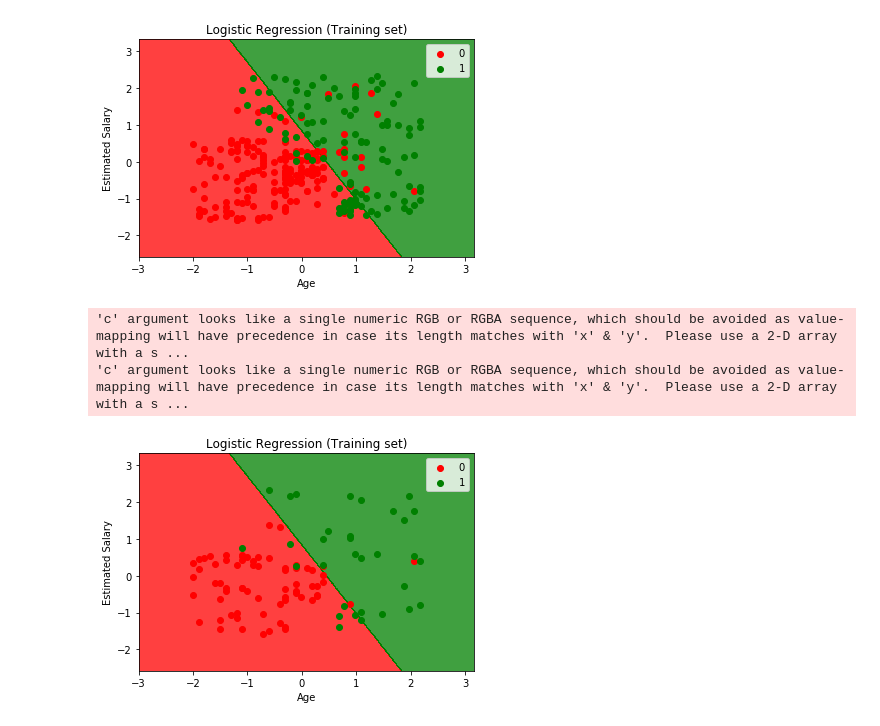
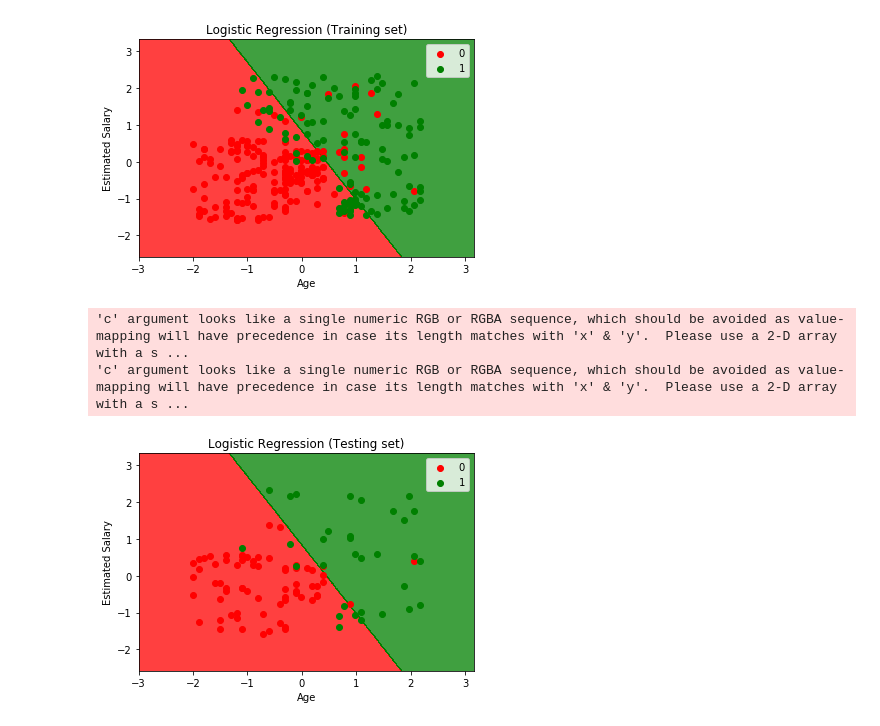
Before and after one commit to Quarantinex/ML_A-Z, a Jupyter notebook: Part 3 - Classification/Section 14 - Logistic Regression/Logistic Reg.ipynb, the cells around one changed output. Drawn from its saved outputs; the diff is of its cells as text; code cells hidden in the pictures.

Commit message:
Part 3 - Section 14 - Logistic Reg

```diff
--- a/Part 3 - Classification/Section 14 - Logistic Regression/Logistic Reg.ipynb
+++ b/Part 3 - Classification/Section 14 - Logistic Regression/Logistic Reg.ipynb
@@ -102,21 +102,21 @@ plt.show()
 # %%
 from matplotlib.colors import ListedColormap
 X_set, Y_set = X_test, Y_test
 X1, X2 = np.meshgrid(np.arange(start = X_set[:, 0].min() - 1, stop = X_set[:, 0].max() + 1, step = 0.01),
                      np.arange(start = X_set[:, 1].min() - 1, stop = X_set[:, 1].max() + 1, step = 0.01))
 plt.contourf(X1, X2, classifier.predict(np.array([X1.ravel(), X2.ravel()]).T).reshape(X1.shape),
              alpha = 0.75, cmap = ListedColormap(('red', 'green')))
 plt.xlim(X1.min(), X1.max())
 plt.ylim(X2.min(), X2.max())
 for i, j in enumerate(np.unique(Y_set)):
     plt.scatter(X_set[Y_set == j, 0], X_set[Y_set == j, 1],
                 c = ListedColormap(('red', 'green'))(i), label = j)
-plt.title('Logistic Regression (Training set)')
+plt.title('Logistic Regression (Testing set)')
 plt.xlabel('Age')
 plt.ylabel('Estimated Salary')
 plt.legend()
 plt.show()
 # %% [output]
 'c' argument looks like a single numeric RGB or RGBA sequence, which should be avoided as value-mapping will have precedence in case its length matches with 'x' & 'y'.  Please use a 2-D array with a s ...
 'c' argument looks like a single numeric RGB or RGBA sequence, which should be avoided as value-mapping will have precedence in case its length matches with 'x' & 'y'.  Please use a 2-D array with a s ...
-[figure, old version]
+[figure, new version]
```
Also changed, not shown: 1 other file.
